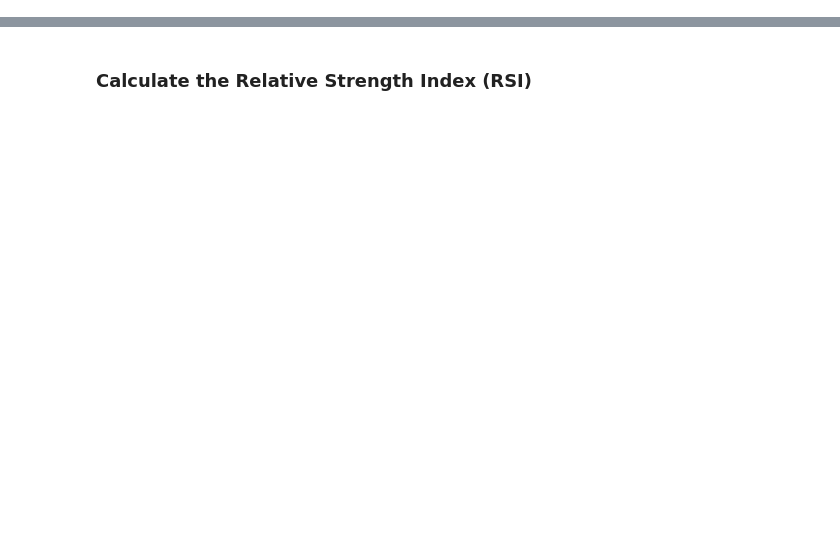
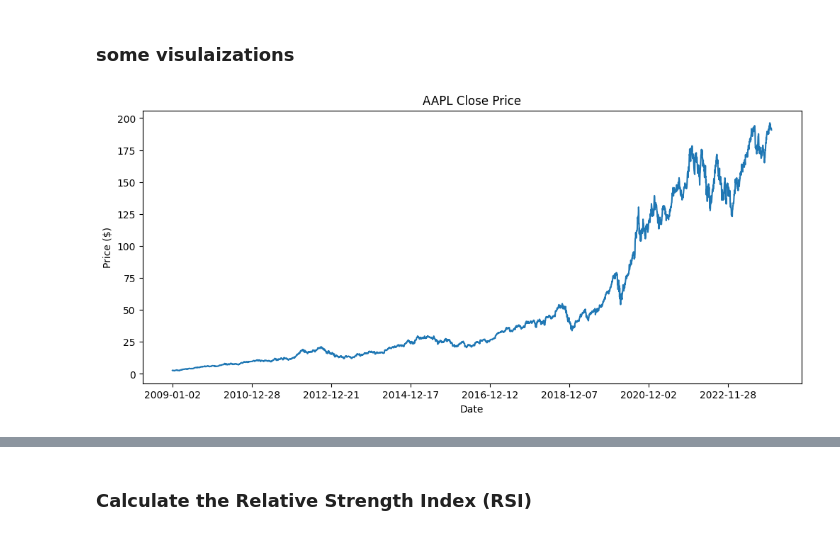
Before and after one commit to dawit-hopes/FinNewsSentimentML, a Jupyter notebook: notebook/aapl.ipynb, the cells around one changed output, grey strips where cells are left out. Saved outputs shown, nothing was run; the diff lists cells and outputs as text; code cells hidden in the pictures; blank space fills up the shorter version.

Commit message:
visulaization added

```diff
--- a/notebook/aapl.ipynb
+++ b/notebook/aapl.ipynb
@@ -8,0 +11,8 @@ df = df.sort_values("Date")
+# %% [markdown]
+### some visulaizations
+# %%
+df['Close'].plot(figsize=(12, 5),title="AAPL Close Price")
+plt.ylabel("Price ($)")
+plt.show()
+# %% [output]
+[figure, added]
```
Also changed, not shown: parts of 10 cells of this notebook.
